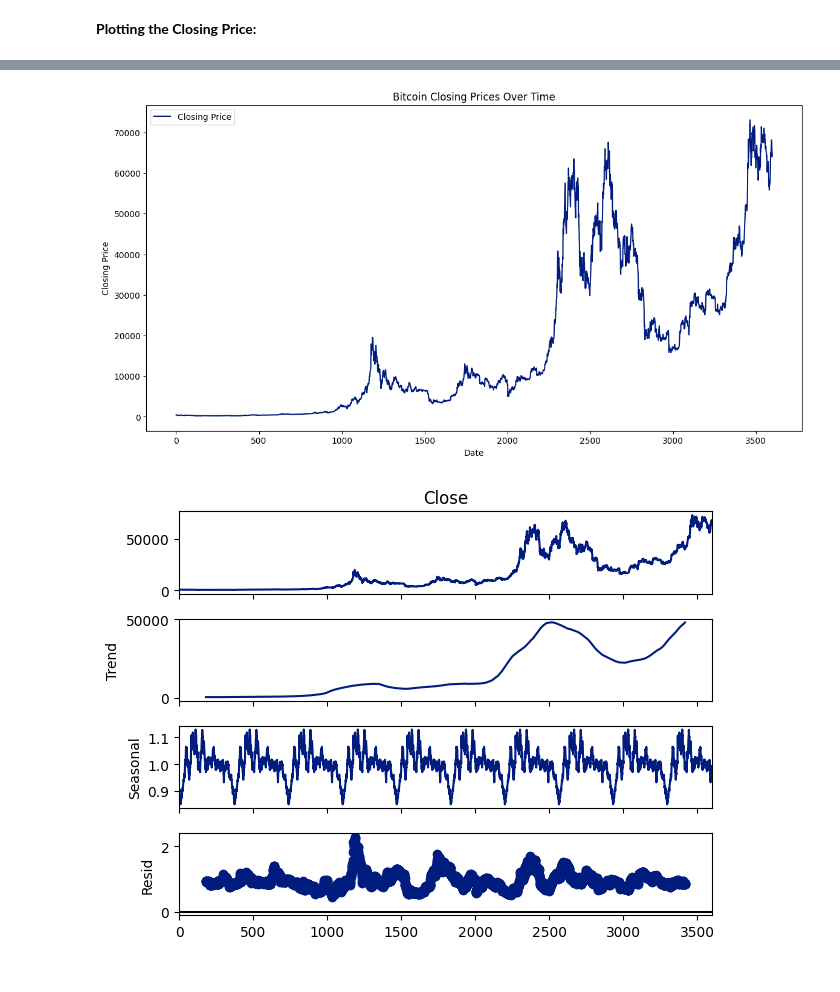
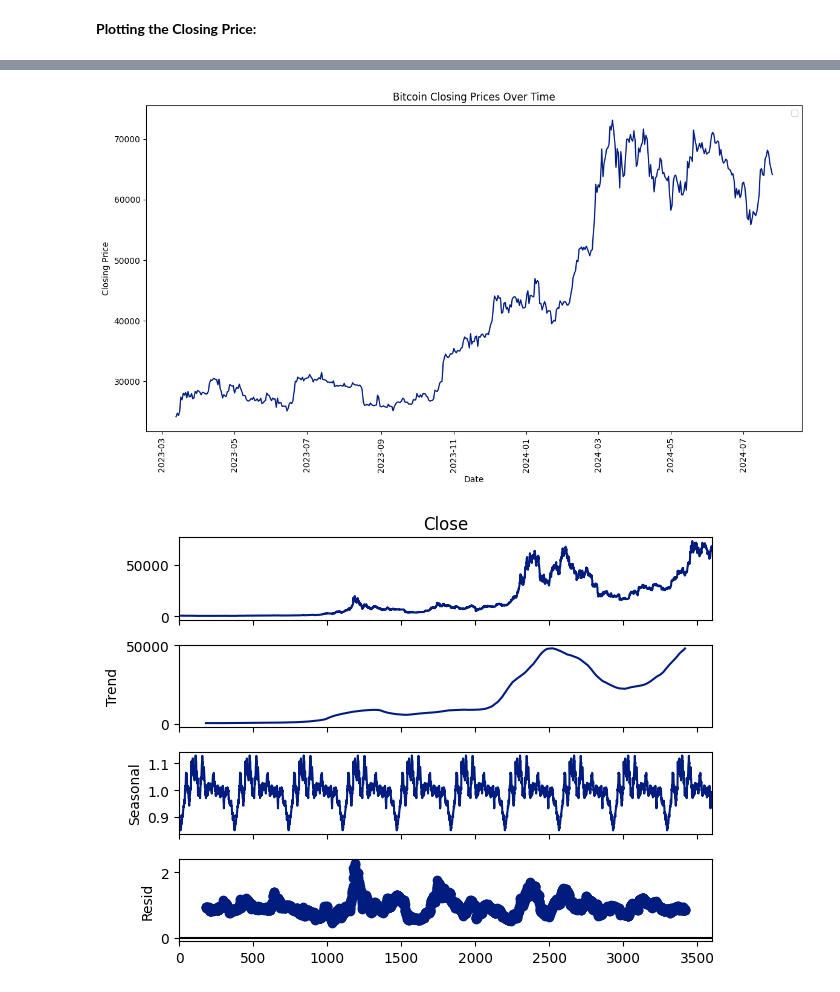
Before and after one commit to Raju-22/Project_StockMarket, a Jupyter notebook: 1)ShareMarket_and_CryptoCurrency_Project.ipynb, the cells around one changed output, grey strips where cells are left out. Drawn from its saved outputs; the diff is of its cells as text; code cells hidden in the pictures.

```diff
--- a/1)ShareMarket_and_CryptoCurrency_Project.ipynb
+++ b/1)ShareMarket_and_CryptoCurrency_Project.ipynb
@@ -333,8 +342,9 @@ import matplotlib.pyplot as gs_plt
 gs_plt.style.use('seaborn-v0_8-dark-palette')
 gs_plt.figure(figsize=(14, 7))
 
-gs_plt.figure(figsize=(14, 7))
-gs_plt.plot(gs_data['Close'], label='Closing Price')
+
+gs_plt.xticks(rotation=90)
+snrr_p.lineplot(x=gs_data["Date"][-500:], y=gs_data["Close"][-500:])
 gs_plt.title('Bitcoin Closing Prices Over Time')
 gs_plt.xlabel('Date')
 gs_plt.ylabel('Closing Price')
@@ -345,4 +355,4 @@ gs_plt.show()
-[figure, old version]
+[figure, new version]
 # %%
 from statsmodels.tsa.seasonal import seasonal_decompose as gs_sea_decomp
 # %%
```
Also changed, not shown: parts of 145 cells of this notebook.
